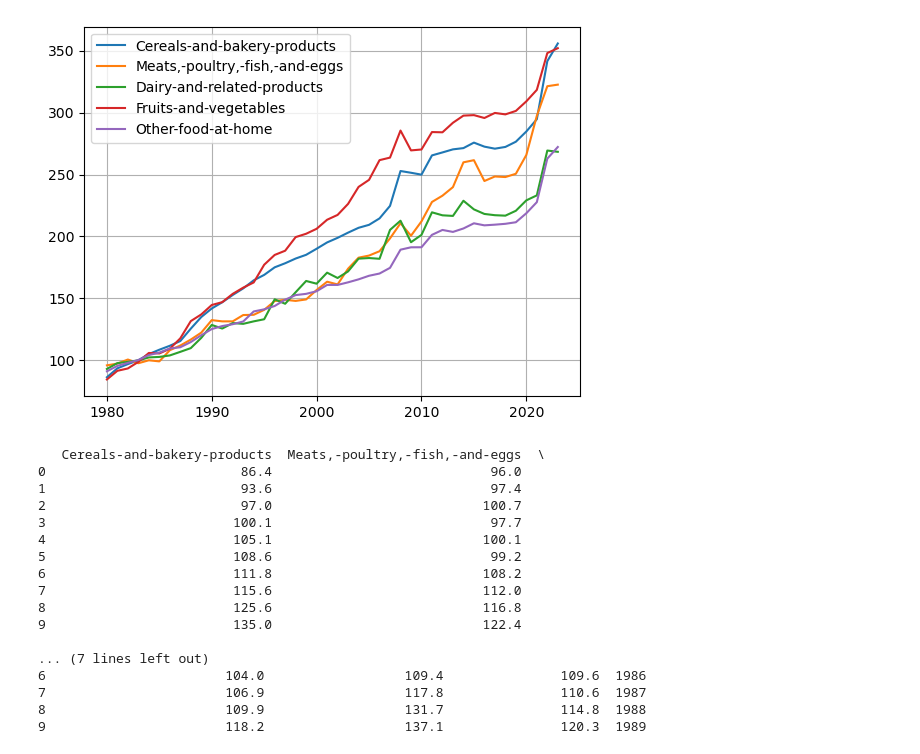
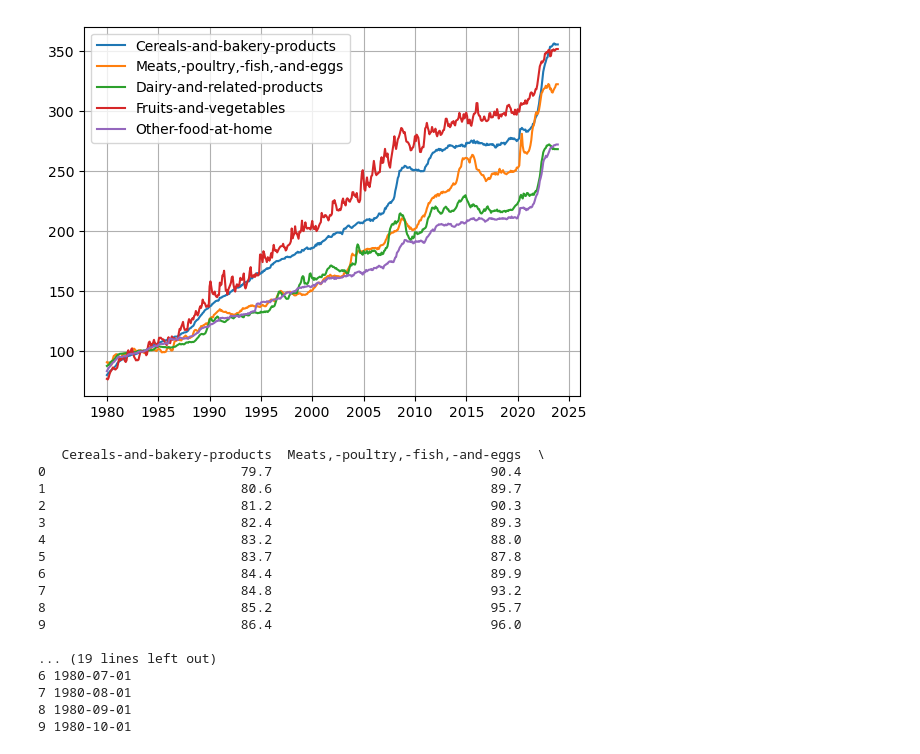
Before and after one commit to MrGoots/MachineLearning_Project, a Jupyter notebook: htmlRead.ipynb, the cells around one changed output. Saved outputs shown, nothing was run; the diff lists cells and outputs as text; code cells hidden in the pictures.

```diff
--- a/htmlRead.ipynb
+++ b/htmlRead.ipynb
@@ -10,7 +10,7 @@ import matplotlib.pyplot as plt # 3.8.0
 from selenium import webdriver # 4.11.2
 from selenium.webdriver.chrome.service import Service as ChromeService
 from webdriver_manager.chrome import ChromeDriverManager # 4.0.1
-
+from datetime import datetime
 driver = webdriver.Chrome(service=ChromeService(ChromeDriverManager().install()))
 
 # Grab row by ID of category and pull value from that year
@@ -21,64 +21,68 @@ def parseRow(page,id):
     return val, cat
 
 # Dictionary of categories and associated id
 catId = {"Cereals-and-bakery-products": "34566",
          "Meats,-poultry,-fish,-and-eggs": "34567",
          "Dairy-and-related-products":"34568",
          "Fruits-and-vegetables":"34569",
          "Other-food-at-home":"34572"}
 
 # start date and end date
 endYear = 2023
 startYear = 1980
 month = 10
 day = 1
 
 ## Iterate through years, relaoding page each time there is a new year
 foodDict = {}
+dateLst = []
 for year in np.arange(startYear,endYear+1,1):
-    landing = f'https://fred.stlouisfed.org/release/tables?rid=10&eid=34561&od={year}-{month:02d}-{day:02d}#'
-    driver.get(landing)
-    html = driver.page_source
-    mainPage = BeautifulSoup(html, 'html.parser')
-    for cat in catId:
-        catVal,foundCat = parseRow(mainPage,catId[cat])
-        ## Check that the category ID still matches
-        ## To do: implement code to account for changing id (not encountered yet)
-        if cat != foundCat:
-            print('Doesn\'t work')
-        else:
-            if foundCat not in foodDict:
-                foodDict[foundCat] = []
-            foodDict[foundCat].append(float(catVal))
+    for month in np.arange(1,13,1):
+        date = datetime.strptime(f'{month:02d}/{day:02d}/{year}','%m/%d/%Y')
+        dateLst.append(date)
+        landing = f'https://fred.stlouisfed.org/release/tables?rid=10&eid=34561&od={year}-{month:02d}-{day:02d}#'
+        driver.get(landing)
+        html = driver.page_source
+        mainPage = BeautifulSoup(html, 'html.parser')
+        for cat in catId:
+            catVal,foundCat = parseRow(mainPage,catId[cat])
+            ## Check that the category ID still matches
+            ## To do: implement code to account for changing id (not encountered yet)
+            if cat != foundCat:
+                print('Doesn\'t work')
+            else:
+                if foundCat not in foodDict:
+                    foodDict[foundCat] = []
+                foodDict[foundCat].append(float(catVal))
 
 ## Create test dataframe, this is just a sample of what we can do with it
 test = pd.DataFrame(foodDict)
-test['Year'] = np.arange(startYear,endYear+1)
+test['Date'] = dateLst
 for cat in catId:
-    plt.plot(test['Year'],test[cat],label = cat)
+    plt.plot(test['Date'],test[cat],label = cat)
 plt.legend()
 plt.grid()
 plt.show()
 
 print(test.head(10))
 
 driver.close()
 # %% [output]
-[figure, old version]
+[figure, new version]
    Cereals-and-bakery-products  Meats,-poultry,-fish,-and-eggs  \
-0                         86.4                            96.0
-1                         93.6                            97.4
-2                         97.0                           100.7
-3                        100.1                            97.7
-4                        105.1                           100.1
-5                        108.6                            99.2
-6                        111.8                           108.2
-7                        115.6                           112.0
-8                        125.6                           116.8
-9                        135.0                           122.4
+0                         79.7                            90.4
+1                         80.6                            89.7
+2                         81.2                            90.3
+3                         82.4                            89.3
+4                         83.2                            88.0
+5                         83.7                            87.8
+6                         84.4                            89.9
+7                         84.8                            93.2
+8                         85.2                            95.7
+9                         86.4                            96.0
 
-... (7 lines left out)
-6                       104.0                  109.4               109.6  1986
-7                       106.9                  117.8               110.6  1987
-8                       109.9                  131.7               114.8  1988
-9                       118.2                  137.1               120.3  1989
+... (19 lines left out)
+6 1980-07-01
+7 1980-08-01
+8 1980-09-01
+9 1980-10-01
```
